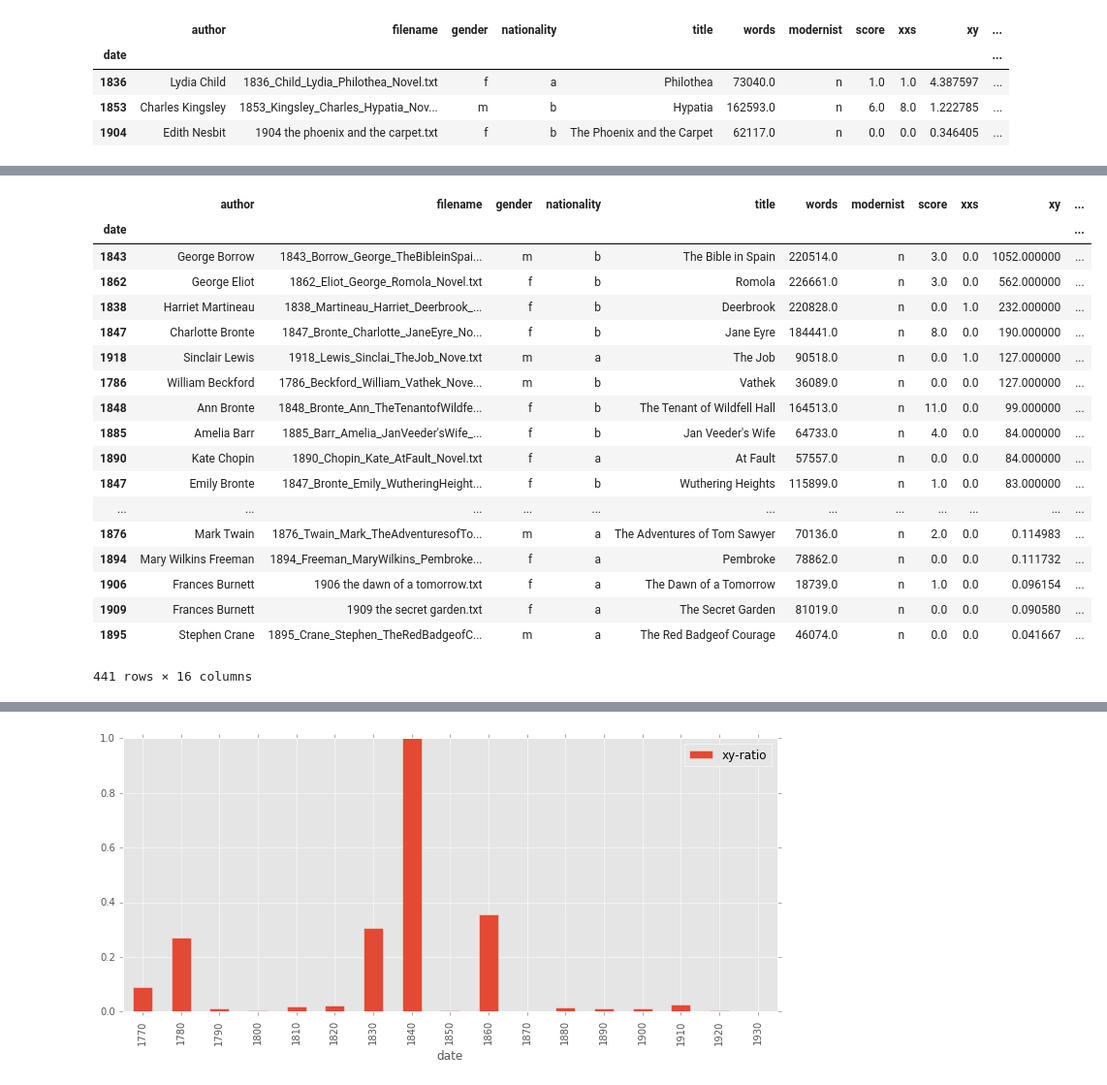
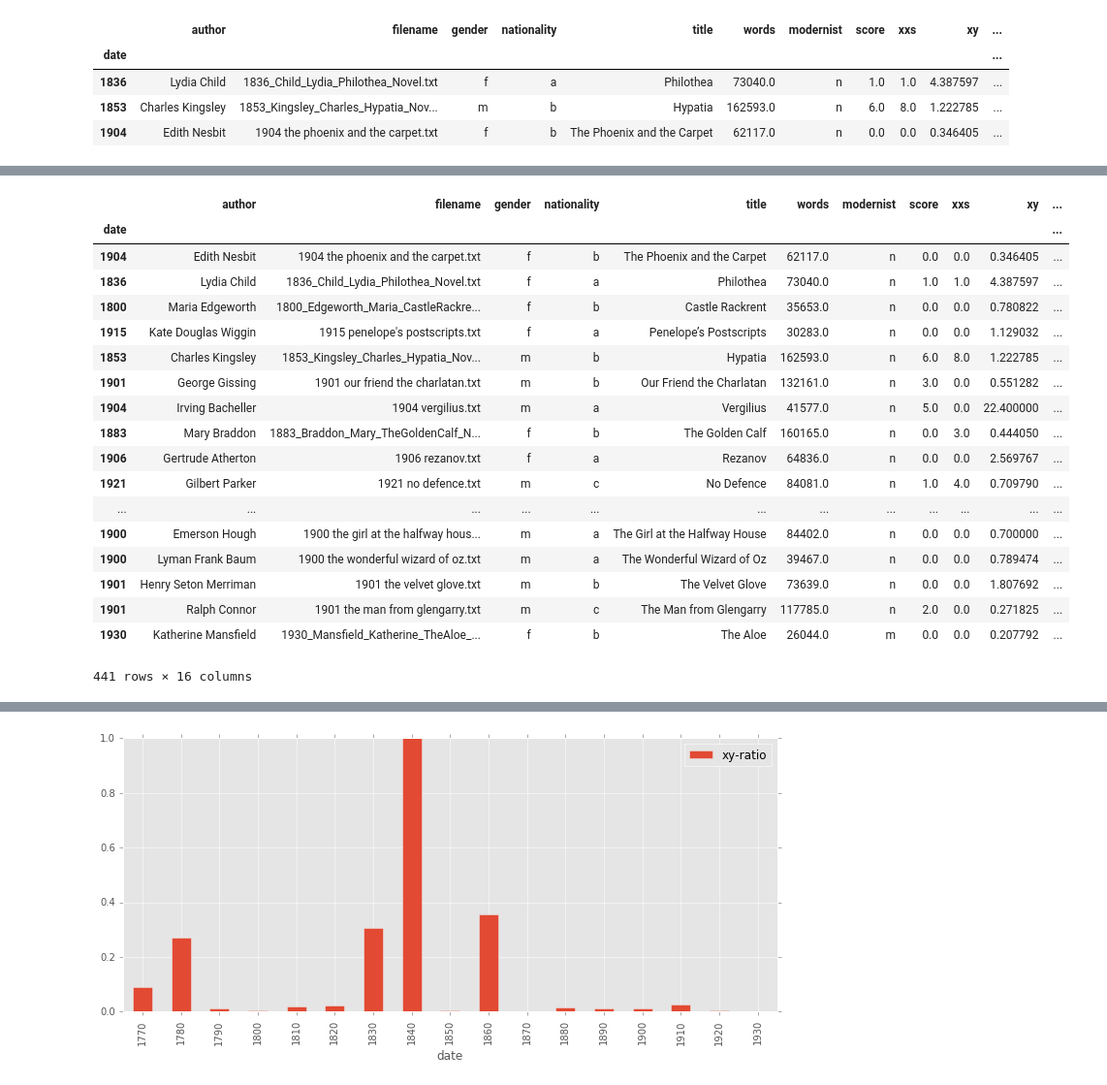
Before and after one commit to JonathanReeve/allusion-detection, a Jupyter notebook: results/analyze-all-results.ipynb, the cells around one changed output, grey strips where cells are left out. Shown at 97% size. Saved outputs shown, nothing was run; the diff lists cells and outputs as text; code cells hidden in the pictures.

```diff
--- a/results/analyze-all-results.ipynb
+++ b/results/analyze-all-results.ipynb
@@ -70,24 +77,24 @@ df['xy-ratio'].max(), df['xxs-ratio'].max(), df['matches-ratio'].max()
 df['biblical'] = ( df['matches-ratio'] + df['xxs-ratio'] + df['xy-ratio'] ) / 3
 dfb['biblical'] = ( dfb['matches-ratio'] + dfb['xxs-ratio'] + dfb['xy-ratio'] ) / 3
 # %%
-df.sort_values(by='biblical', ascending=False)
+df.sort_values(by='clas-ratio', ascending=False)
 # %% [output]
 |  | author | filename | gender | nationality | title | words | modernist | score | xxs | xy | ... |
 | date |  |  |  |  |  |  |  |  |  |  | ... |
-| 1843 | George Borrow | 1843_Borrow_George_TheBibleinSpai... | m | b | The Bible in Spain | 220514.0 | n | 3.0 | 0.0 | 1052.000000 | ... |
-| 1862 | George Eliot | 1862_Eliot_George_Romola_Novel.txt | f | b | Romola | 226661.0 | n | 3.0 | 0.0 | 562.000000 | ... |
-| 1838 | Harriet Martineau | 1838_Martineau_Harriet_Deerbrook_... | f | b | Deerbrook | 220828.0 | n | 0.0 | 1.0 | 232.000000 | ... |
-| 1847 | Charlotte Bronte | 1847_Bronte_Charlotte_JaneEyre_No... | f | b | Jane Eyre | 184441.0 | n | 8.0 | 0.0 | 190.000000 | ... |
-| 1918 | Sinclair Lewis | 1918_Lewis_Sinclai_TheJob_Nove.txt | m | a | The Job | 90518.0 | n | 0.0 | 1.0 | 127.000000 | ... |
-| 1786 | William Beckford | 1786_Beckford_William_Vathek_Nove... | m | b | Vathek | 36089.0 | n | 0.0 | 0.0 | 127.000000 | ... |
-| 1848 | Ann Bronte | 1848_Bronte_Ann_TheTenantofWildfe... | f | b | The Tenant of Wildfell Hall | 164513.0 | n | 11.0 | 0.0 | 99.000000 | ... |
-| 1885 | Amelia Barr | 1885_Barr_Amelia_JanVeeder'sWife_... | f | b | Jan Veeder's Wife | 64733.0 | n | 4.0 | 0.0 | 84.000000 | ... |
-| 1890 | Kate Chopin | 1890_Chopin_Kate_AtFault_Novel.txt | f | a | At Fault | 57557.0 | n | 0.0 | 0.0 | 84.000000 | ... |
-| 1847 | Emily Bronte | 1847_Bronte_Emily_WutheringHeight... | f | b | Wuthering Heights | 115899.0 | n | 1.0 | 0.0 | 83.000000 | ... |
+| 1904 | Edith Nesbit | 1904 the phoenix and the carpet.txt | f | b | The Phoenix and the Carpet | 62117.0 | n | 0.0 | 0.0 | 0.346405 | ... |
+| 1836 | Lydia Child | 1836_Child_Lydia_Philothea_Novel.txt | f | a | Philothea | 73040.0 | n | 1.0 | 1.0 | 4.387597 | ... |
+| 1800 | Maria Edgeworth | 1800_Edgeworth_Maria_CastleRackre... | f | b | Castle Rackrent | 35653.0 | n | 0.0 | 0.0 | 0.780822 | ... |
+| 1915 | Kate Douglas Wiggin | 1915 penelope's postscripts.txt | f | a | Penelope’s Postscripts | 30283.0 | n | 0.0 | 0.0 | 1.129032 | ... |
+| 1853 | Charles Kingsley | 1853_Kingsley_Charles_Hypatia_Nov... | m | b | Hypatia | 162593.0 | n | 6.0 | 8.0 | 1.222785 | ... |
+| 1901 | George Gissing | 1901 our friend the charlatan.txt | m | b | Our Friend the Charlatan | 132161.0 | n | 3.0 | 0.0 | 0.551282 | ... |
+| 1904 | Irving Bacheller | 1904 vergilius.txt | m | a | Vergilius | 41577.0 | n | 5.0 | 0.0 | 22.400000 | ... |
+| 1883 | Mary Braddon | 1883_Braddon_Mary_TheGoldenCalf_N... | f | b | The Golden Calf | 160165.0 | n | 0.0 | 3.0 | 0.444050 | ... |
+| 1906 | Gertrude Atherton | 1906 rezanov.txt | f | a | Rezanov | 64836.0 | n | 0.0 | 0.0 | 2.569767 | ... |
+| 1921 | Gilbert Parker | 1921 no defence.txt | m | c | No Defence | 84081.0 | n | 1.0 | 4.0 | 0.709790 | ... |
 | ... | ... | ... | ... | ... | ... | ... | ... | ... | ... | ... | ... |
-| 1876 | Mark Twain | 1876_Twain_Mark_TheAdventuresofTo... | m | a | The Adventures of Tom Sawyer | 70136.0 | n | 2.0 | 0.0 | 0.114983 | ... |
-| 1894 | Mary Wilkins Freeman | 1894_Freeman_MaryWilkins_Pembroke... | f | a | Pembroke | 78862.0 | n | 0.0 | 0.0 | 0.111732 | ... |
-| 1906 | Frances Burnett | 1906 the dawn of a tomorrow.txt | f | a | The Dawn of a Tomorrow | 18739.0 | n | 1.0 | 0.0 | 0.096154 | ... |
-| 1909 | Frances Burnett | 1909 the secret garden.txt | f | a | The Secret Garden | 81019.0 | n | 0.0 | 0.0 | 0.090580 | ... |
-| 1895 | Stephen Crane | 1895_Crane_Stephen_TheRedBadgeofC... | m | a | The Red Badgeof Courage | 46074.0 | n | 0.0 | 0.0 | 0.041667 | ... |
+| 1900 | Emerson Hough | 1900 the girl at the halfway hous... | m | a | The Girl at the Halfway House | 84402.0 | n | 0.0 | 0.0 | 0.700000 | ... |
+| 1900 | Lyman Frank Baum | 1900 the wonderful wizard of oz.txt | m | a | The Wonderful Wizard of Oz | 39467.0 | n | 0.0 | 0.0 | 0.789474 | ... |
+| 1901 | Henry Seton Merriman | 1901 the velvet glove.txt | m | b | The Velvet Glove | 73639.0 | n | 0.0 | 0.0 | 1.807692 | ... |
+| 1901 | Ralph Connor | 1901 the man from glengarry.txt | m | c | The Man from Glengarry | 117785.0 | n | 2.0 | 0.0 | 0.271825 | ... |
+| 1930 | Katherine Mansfield | 1930_Mansfield_Katherine_TheAloe_... | f | b | The Aloe | 26044.0 | m | 0.0 | 0.0 | 0.207792 | ... |
 441 rows × 16 columns
```
Also changed, not shown: parts of 11 cells of this notebook, 3 other files.
